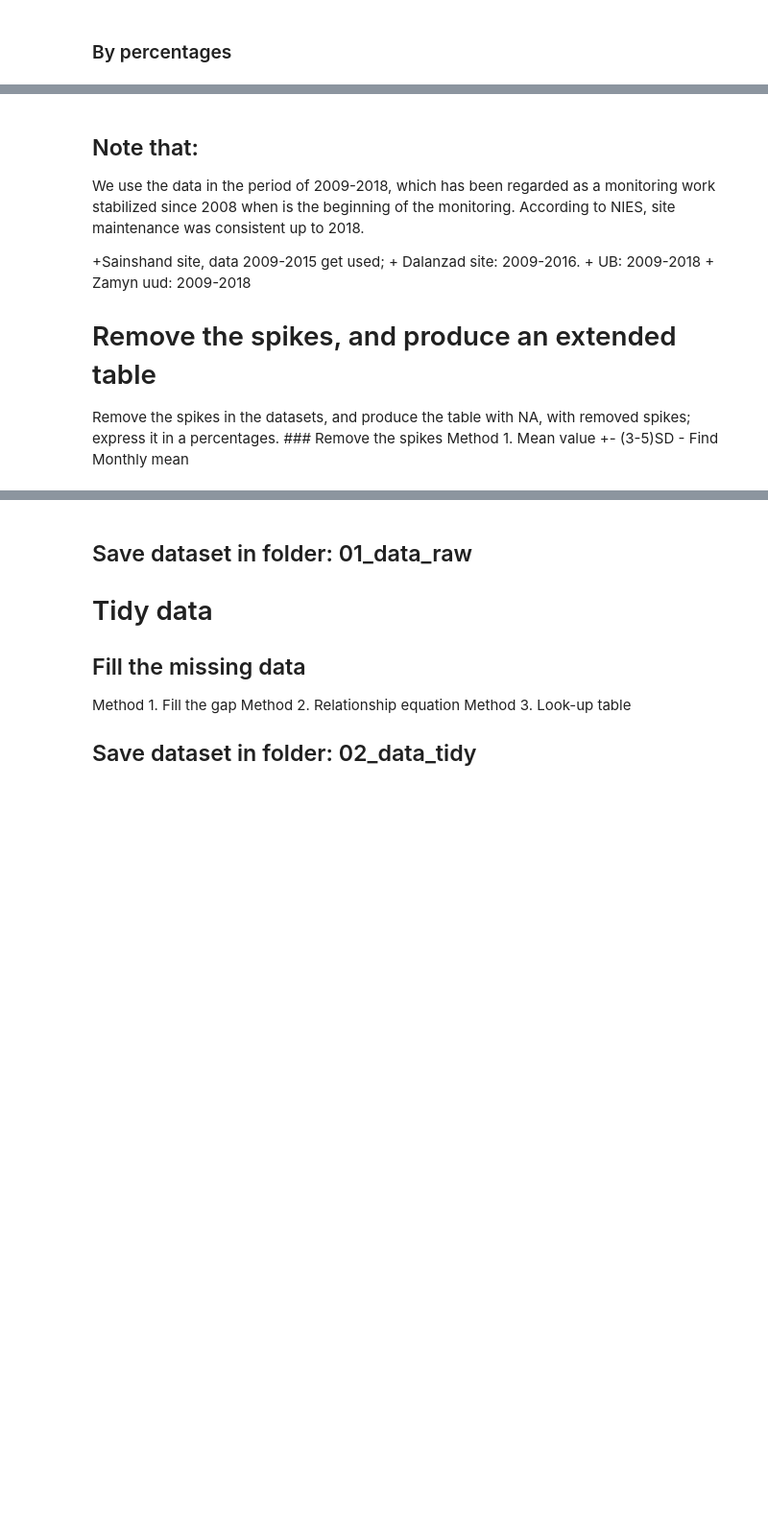
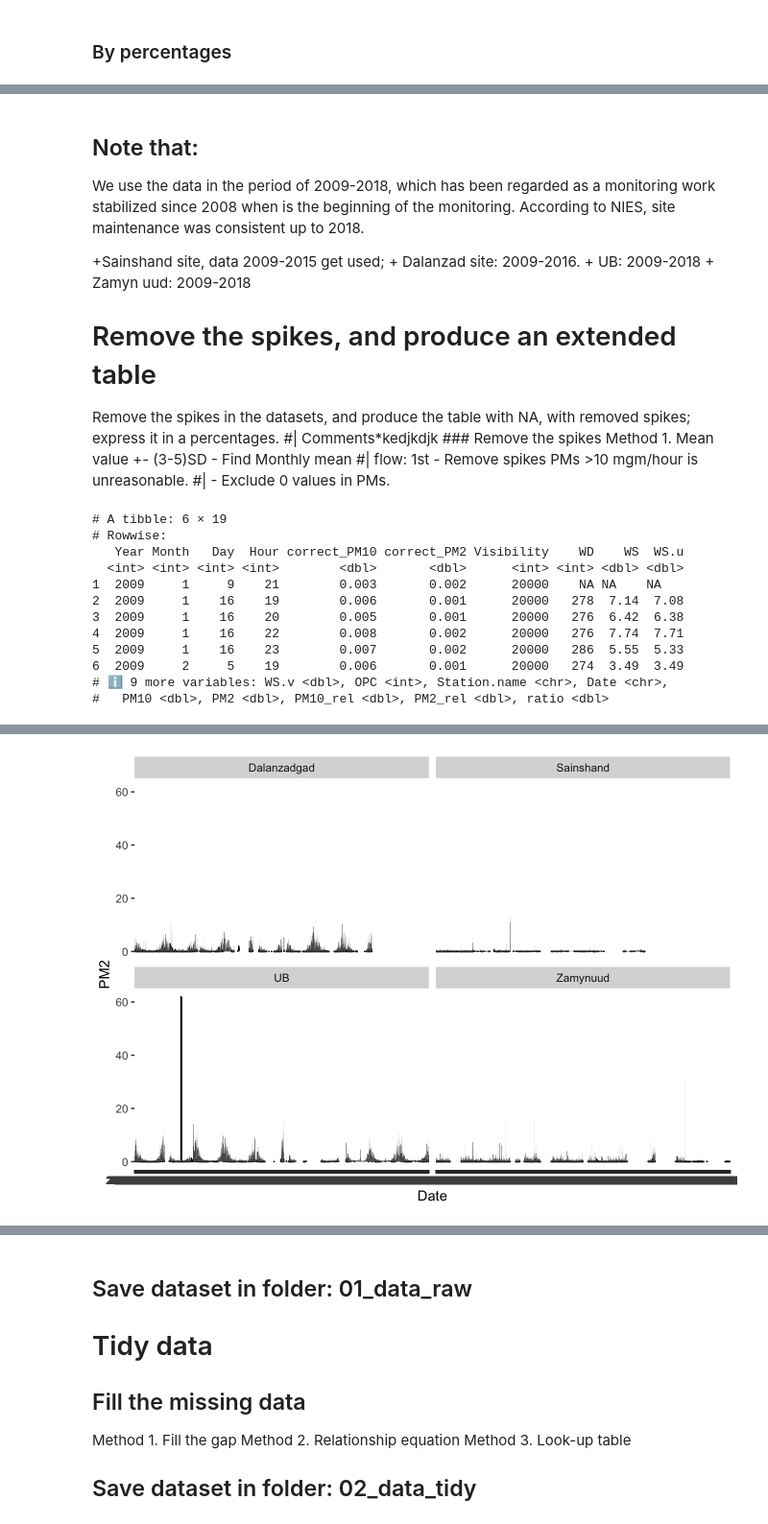
Before and after one commit to EmouAcademy/my-awesome-manuscripts, a Jupyter notebook: notebooks/01_datawork.embed.ipynb, the cells around one changed output, grey strips where cells are left out. Shown at 96% size. Saved outputs shown, nothing was run; the diff lists cells and outputs as text; code cells hidden in the pictures; blank space fills up the shorter version.

```diff
--- a/notebooks/01_datawork.embed.ipynb
+++ b/notebooks/01_datawork.embed.ipynb
@@ -31,3 +28,8 @@ df_00 <- df |>
+# %%
+df_00 <- df |>
+  distinct() |>
+  rename(correct_PM10 = PM2, correct_PM2 = PM10) |>
+  mutate(PM10=correct_PM10, PM2=correct_PM2, PM10_rel=PM10, PM2_rel=PM2, ratio = PM2/PM10)
 # %% [markdown]
 ## Produce a table with missing data
 # %%
@@ -37,10 +39,10 @@ df_000 <- df_00 |>
 
 
 df_01 <- df_000 |>
-   select(Year, Month, Day, Hour, PM2, PM10, Visibility, WD, WS,   OPC, Station.name, Date) |>
   rowwise() |>
 filter((Year != 2019 & Station.name == "Zamynuud") |
        (Year < 2016 & Station.name == "Sainshand") |
        (Year < 2021 & Station.name == "UB") |
        (Year < 2017 & Station.name == "Dalanzadgad")
        )
+head(df_01)
@@ -150,4 +165,21 @@ We use the data in the period of 2009-2018, which has been regarded as a monitor
 
 # Remove the spikes, and produce an extended table
 
-Remove the spikes in the datasets, and produce the table with NA, with removed spikes; express it in a percentages. \### Remove the spikes Method 1. Mean value +- (3-5)SD - Find Monthly mean
+Remove the spikes in the datasets, and produce the table with NA, with removed spikes; express it in a percentages. #\| Comments\*kedjkdjk \### Remove the spikes Method 1. Mean value +- (3-5)SD - Find Monthly mean #\| flow: 1st - Remove spikes PMs \>10 mgm/hour is unreasonable. #\| - Exclude 0 values in PMs.
+# %%
+df_10 <- df_01 |>
+  filter(PM10 < 0.003 | PM2 < 0.003)
+head(df_10)
+# %% [output]
+# A tibble: 6 × 19
+# Rowwise:
+   Year Month   Day  Hour correct_PM10 correct_PM2 Visibility    WD    WS  WS.u
+  <int> <int> <int> <int>        <dbl>       <dbl>      <int> <int> <dbl> <dbl>
+1  2009     1     9    21        0.003       0.002      20000    NA NA    NA
+2  2009     1    16    19        0.006       0.001      20000   278  7.14  7.08
+3  2009     1    16    20        0.005       0.001      20000   276  6.42  6.38
+4  2009     1    16    22        0.008       0.002      20000   276  7.74  7.71
+5  2009     1    16    23        0.007       0.002      20000   286  5.55  5.33
+6  2009     2     5    19        0.006       0.001      20000   274  3.49  3.49
+# ℹ 9 more variables: WS.v <dbl>, OPC <int>, Station.name <chr>, Date <chr>,
+#   PM10 <dbl>, PM2 <dbl>, PM10_rel <dbl>, PM2_rel <dbl>, ratio <dbl>
@@ -153,0 +187 @@ Remove the spikes in the datasets, and produce the table with NA, with removed s
+[figure, added]
```
Also changed, not shown: parts of 16 cells of this notebook, 43 other files.
